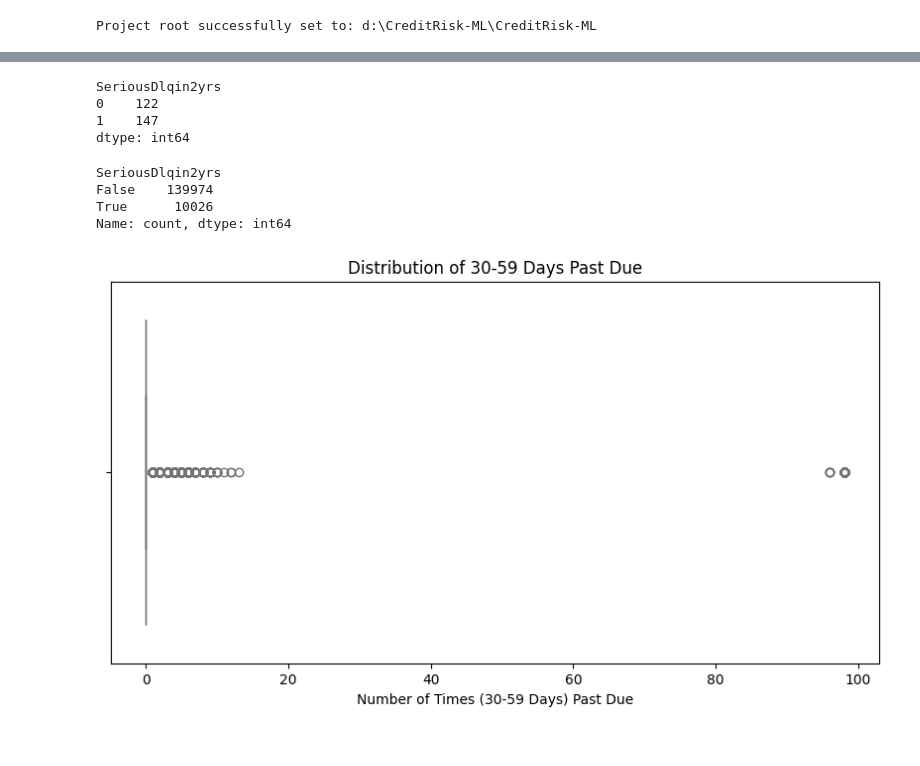
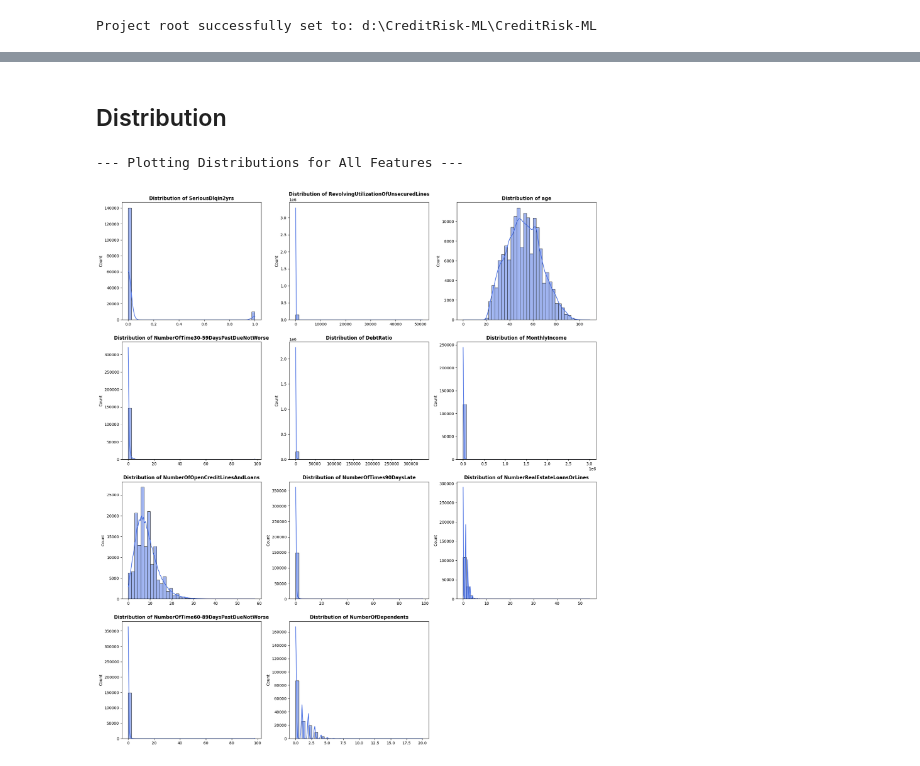
Before and after one commit to yasserrezk/CreditRisk-ML, a Jupyter notebook: src/data/data_understanding/data_understanding.ipynb, the cells around one changed output, grey strips where cells are left out. Cells and saved outputs as stored; diff of their text form; code cells hidden in the pictures.

```diff
--- a/src/data/data_understanding/data_understanding.ipynb
+++ b/src/data/data_understanding/data_understanding.ipynb
@@ -113,0 +148,10 @@ dtype: bool
+# %%
+# inspect the data types of the columns in the training and test datasets they are the same or not. If they are not the same.
+train_dtypes = train_data.dtypes
+test_dtypes = test_data.dtypes
+if not train_dtypes.equals(test_dtypes):
+    print("The data types of the columns in the training and test datasets are not the same.")
+    print("Columns with different data types:")
+    for col in train_data.columns:
+        if col in test_data.columns and train_data[col].dtype != test_data[col].dtype:
+            print(f"Column: {col}, Train dtype: {train_data[col].dtype}, Test dtype: {test_data[col].dtype}")
@@ -209,30 +232,34 @@ Index(['Unnamed: 0', 'SeriousDlqin2yrs',
-# %%
-outliers_impact = train_data[train_data['NumberOfTime30-59DaysPastDueNotWorse'] > 20].groupby('SeriousDlqin2yrs').size()
-print(outliers_impact)
-# %% [output]
-SeriousDlqin2yrs
-0    122
-1    147
-dtype: int64
-# %%
-(train_data['SeriousDlqin2yrs'] == 1 ).value_counts()
-# %% [output]
-SeriousDlqin2yrs
-False    139974
-True      10026
-Name: count, dtype: int64
-# %%
-# 1. Set the size of the plot
-plt.figure(figsize=(10, 5))
-
-# 2. Create the box plot
-sns.boxplot(x=train_data['NumberOfTime30-59DaysPastDueNotWorse'], color='lightgreen')
-
-# 3. Add title and labels
-plt.title('Distribution of 30-59 Days Past Due')
-plt.xlabel('Number of Times (30-59 Days) Past Due')
-
-# 4. Display the plot
-plt.show()
-# %% [output]
-[figure, removed]
+# %% [markdown]
+## Distribution
+# %%
+import matplotlib.pyplot as plt
+import seaborn as sns
+
+print("--- Plotting Distributions for All Features ---")
+
+# 1. Select numerical columns (excluding 'Id' since it's just a sequence)
+cols_to_plot = [col for col in train_data.columns if col.lower() != 'id']
+
+# 2. Set up the matplotlib figure (Grid of 4 rows and 3 columns)
+# Adjust figsize if you need the charts to be larger or smaller
+fig, axes = plt.subplots(nrows=4, ncols=3, figsize=(18, 20))
+axes = axes.flatten() # Flatten to loop through easily
+
+# 3. Loop through columns and plot a Histogram with KDE
+for i, col in enumerate(cols_to_plot):
+    # We use a small number of bins for speed, and KDE to see the shape
+    sns.histplot(train_data[col], bins=40, kde=True, ax=axes[i], color='royalblue')
+    axes[i].set_title(f'Distribution of {col}', fontsize=12, fontweight='bold')
+    axes[i].set_xlabel('')
+    axes[i].set_ylabel('Count')
+
+# 4. Remove any empty subplots (if we have less than 12 columns)
+for j in range(i + 1, len(axes)):
+    fig.delaxes(axes[j])
+
+# 5. Display the plots neatly
+plt.tight_layout()
+plt.show()
+# %% [output]
+--- Plotting Distributions for All Features ---
+[figure, added]
```
Also changed, not shown: parts of 28 cells of this notebook.
